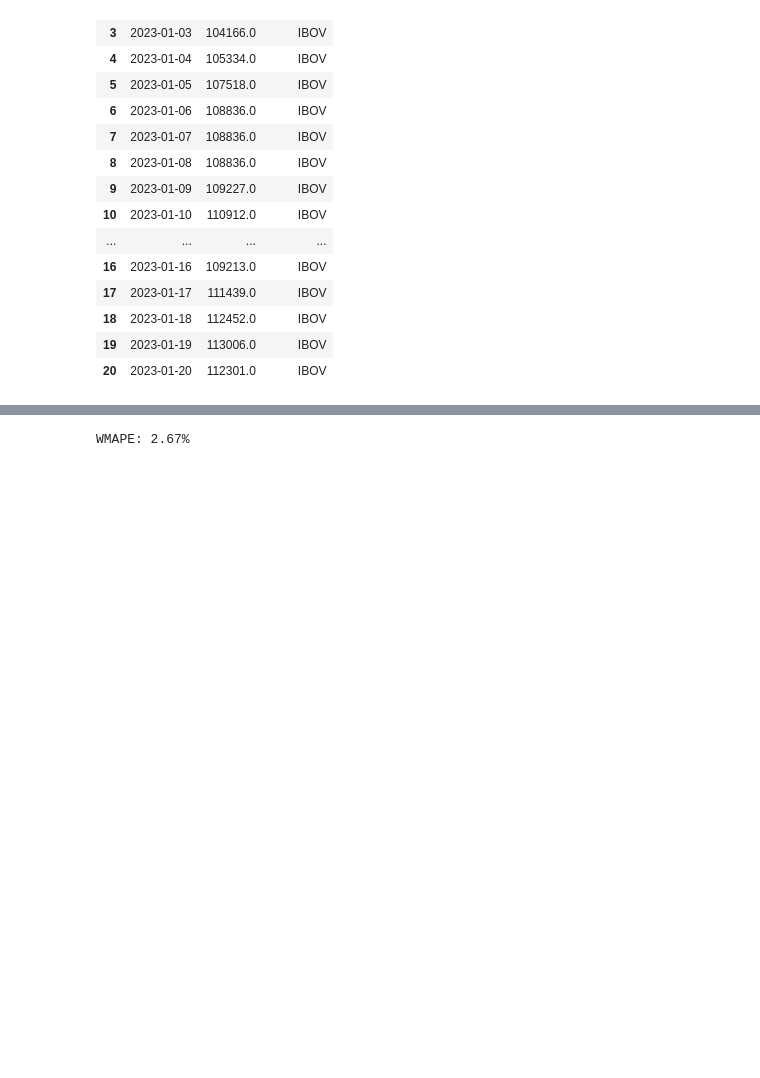
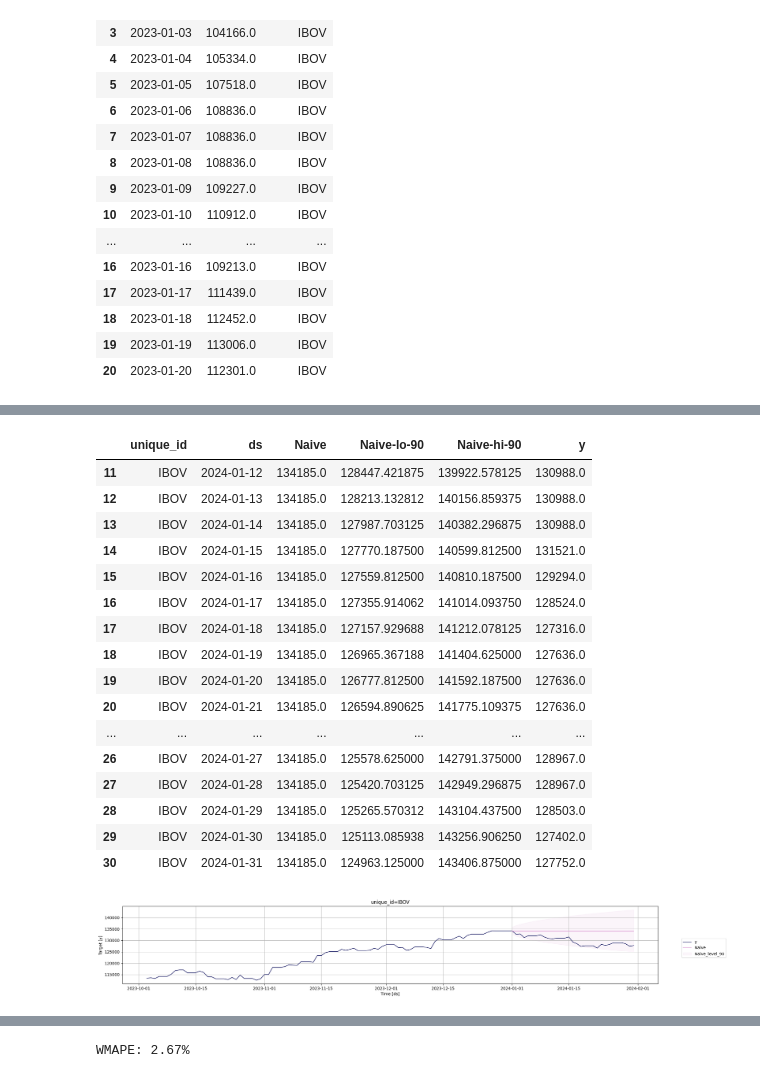
Before and after one commit to iharary/Fiap_Tech_Challenge_02, a Jupyter notebook: notebooks/IBOV.ipynb, the cells around one changed output, grey strips where cells are left out. Drawn from its saved outputs; the diff is of its cells as text; code cells hidden in the pictures; blank space fills up the shorter version.

```diff
--- a/notebooks/IBOV.ipynb
+++ b/notebooks/IBOV.ipynb
@@ -119,0 +137,24 @@ h_resample = len(test_resample)
+# %%
+forecast_df.tail(20)
+# %% [output]
+|  | unique_id | ds | Naive | Naive-lo-90 | Naive-hi-90 | y |
+| 11 | IBOV | 2024-01-12 | 134185.0 | 128447.421875 | 139922.578125 | 130988.0 |
+| 12 | IBOV | 2024-01-13 | 134185.0 | 128213.132812 | 140156.859375 | 130988.0 |
+| 13 | IBOV | 2024-01-14 | 134185.0 | 127987.703125 | 140382.296875 | 130988.0 |
+| 14 | IBOV | 2024-01-15 | 134185.0 | 127770.187500 | 140599.812500 | 131521.0 |
+| 15 | IBOV | 2024-01-16 | 134185.0 | 127559.812500 | 140810.187500 | 129294.0 |
+| 16 | IBOV | 2024-01-17 | 134185.0 | 127355.914062 | 141014.093750 | 128524.0 |
+| 17 | IBOV | 2024-01-18 | 134185.0 | 127157.929688 | 141212.078125 | 127316.0 |
+| 18 | IBOV | 2024-01-19 | 134185.0 | 126965.367188 | 141404.625000 | 127636.0 |
+| 19 | IBOV | 2024-01-20 | 134185.0 | 126777.812500 | 141592.187500 | 127636.0 |
+| 20 | IBOV | 2024-01-21 | 134185.0 | 126594.890625 | 141775.109375 | 127636.0 |
+| ... | ... | ... | ... | ... | ... | ... |
+| 26 | IBOV | 2024-01-27 | 134185.0 | 125578.625000 | 142791.375000 | 128967.0 |
+| 27 | IBOV | 2024-01-28 | 134185.0 | 125420.703125 | 142949.296875 | 128967.0 |
+| 28 | IBOV | 2024-01-29 | 134185.0 | 125265.570312 | 143104.437500 | 128503.0 |
+| 29 | IBOV | 2024-01-30 | 134185.0 | 125113.085938 | 143256.906250 | 127402.0 |
+| 30 | IBOV | 2024-01-31 | 134185.0 | 124963.125000 | 143406.875000 | 127752.0 |
+# %%
+model.plot(train_resample, forecast_df, level=[90], unique_ids=['IBOV'],engine ='matplotlib', max_insample_length=90)
+# %% [output]
+[figure, added]
```
Also changed, not shown: parts of 15 cells of this notebook.
